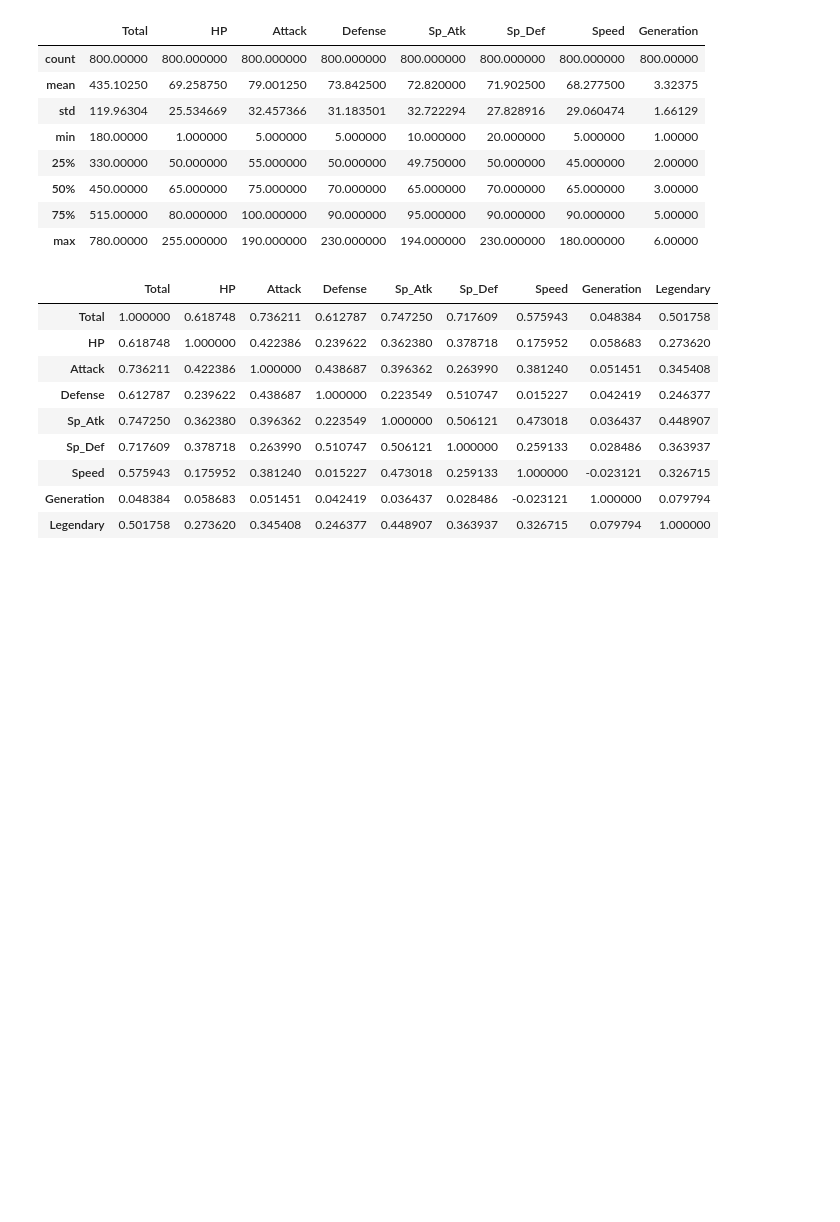
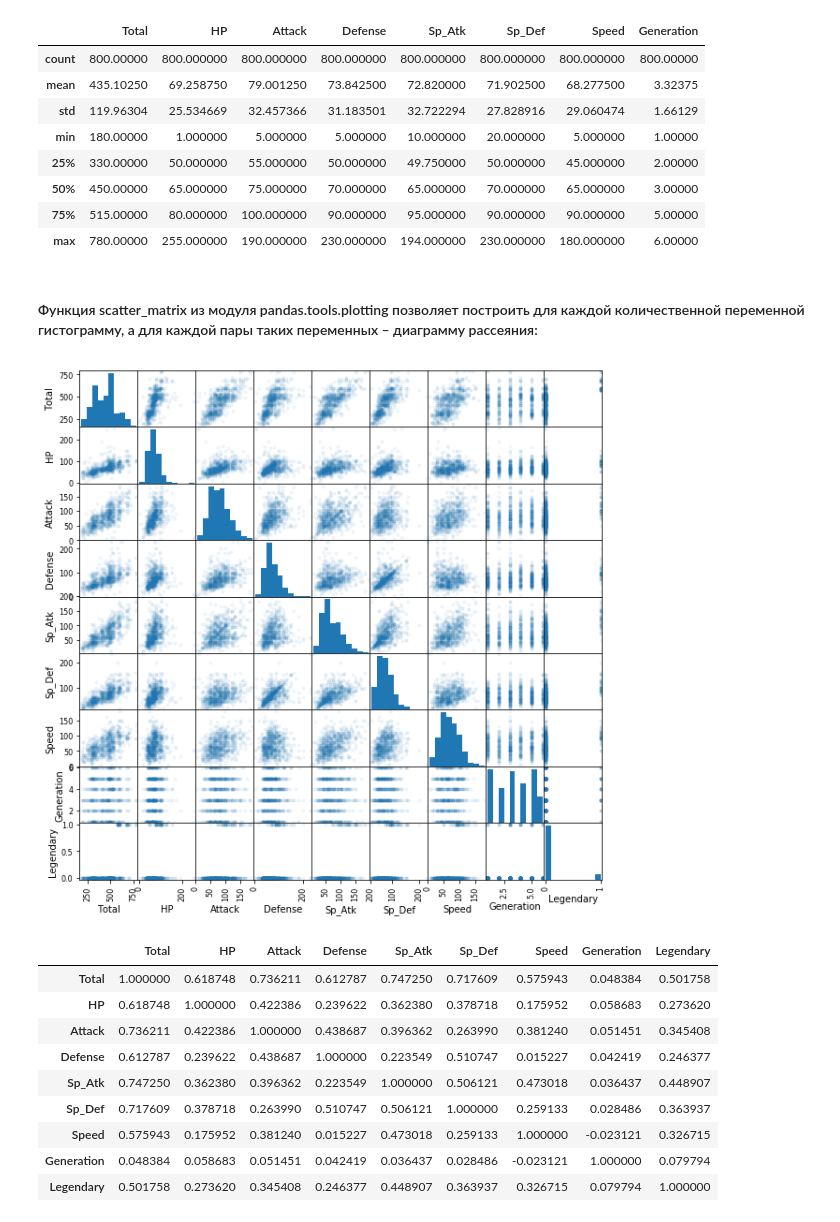
Before and after one commit to dobryyden/data_analysis, a Jupyter notebook: Pokemons_Rybakova.ipynb, the cells around one changed output. Saved outputs shown, nothing was run; the diff lists cells and outputs as text; code cells hidden in the pictures; blank space fills up the shorter version.

```diff
--- a/Pokemons_Rybakova.ipynb
+++ b/Pokemons_Rybakova.ipynb
@@ -97,6 +95,13 @@ data.describe()
 | 50% | 450.00000 | 65.000000 | 75.000000 | 70.000000 | 65.000000 | 70.000000 | 65.000000 | 3.00000 |
 | 75% | 515.00000 | 80.000000 | 100.000000 | 90.000000 | 95.000000 | 90.000000 | 90.000000 | 5.00000 |
 | max | 780.00000 | 255.000000 | 190.000000 | 230.000000 | 194.000000 | 230.000000 | 180.000000 | 6.00000 |
+# %% [markdown]
+#### Функция scatter_matrix из модуля pandas.tools.plotting позволяет построить для каждой количественной переменной гистограмму, а для каждой пары таких переменных – диаграмму рассеяния:
+# %%
+from pandas.tools.plotting import scatter_matrix
+scatter_matrix(data, alpha=0.05, figsize=(10, 10));
+# %% [output]
+[figure, added]
 # %%
 data.corr()
 # %% [output]
```
Also changed, not shown: parts of 61 cells of this notebook.
